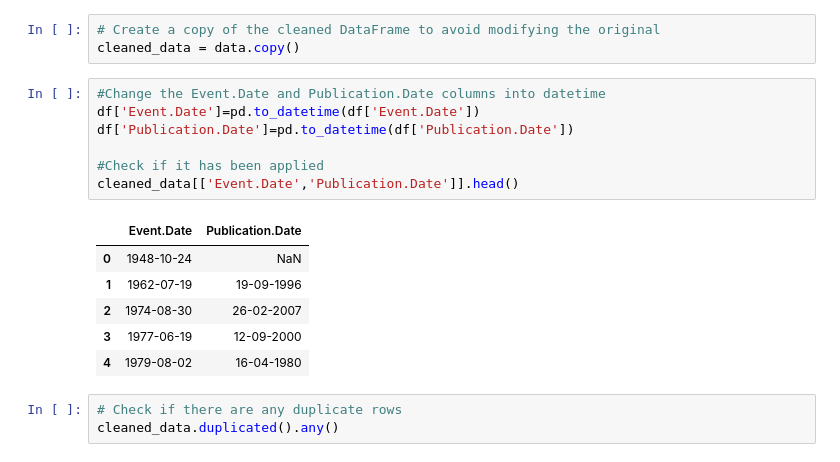
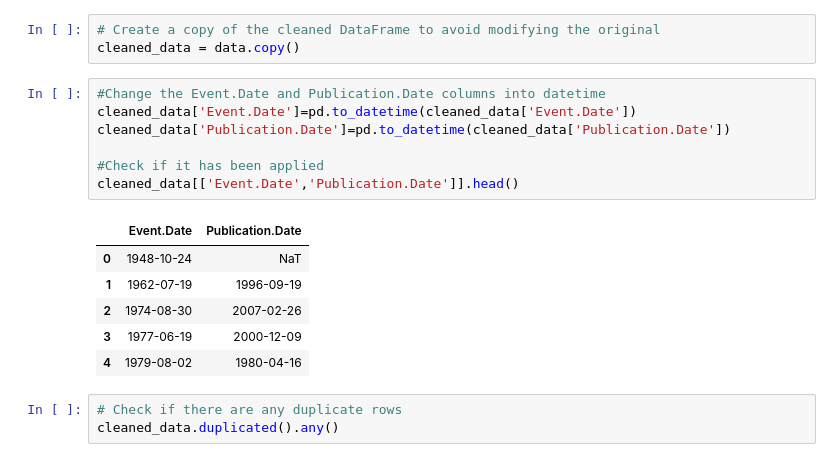
Before and after one commit to DebbieMOmondi/-Aviation-Risk-Analysis, a Jupyter notebook: index.ipynb, the cells around one changed output. Cells and saved outputs as stored; diff of their text form.

```diff
--- a/index.ipynb
+++ b/index.ipynb
@@ -118,18 +118,18 @@ data.describe()
 cleaned_data = data.copy()
 # %%
 #Change the Event.Date and Publication.Date columns into datetime
-df['Event.Date']=pd.to_datetime(df['Event.Date'])
-df['Publication.Date']=pd.to_datetime(df['Publication.Date'])
+cleaned_data['Event.Date']=pd.to_datetime(cleaned_data['Event.Date'])
+cleaned_data['Publication.Date']=pd.to_datetime(cleaned_data['Publication.Date'])
 
 #Check if it has been applied
 cleaned_data[['Event.Date','Publication.Date']].head()
 # %% [output]
 |  | Event.Date | Publication.Date |
-| 0 | 1948-10-24 | NaN |
-| 1 | 1962-07-19 | 19-09-1996 |
-| 2 | 1974-08-30 | 26-02-2007 |
-| 3 | 1977-06-19 | 12-09-2000 |
-| 4 | 1979-08-02 | 16-04-1980 |
+| 0 | 1948-10-24 | NaT |
+| 1 | 1962-07-19 | 1996-09-19 |
+| 2 | 1974-08-30 | 2007-02-26 |
+| 3 | 1977-06-19 | 2000-12-09 |
+| 4 | 1979-08-02 | 1980-04-16 |
 # %%
 # Check if there are any duplicate rows
 cleaned_data.duplicated().any()
```
Also changed, not shown: parts of 19 cells of this notebook.
